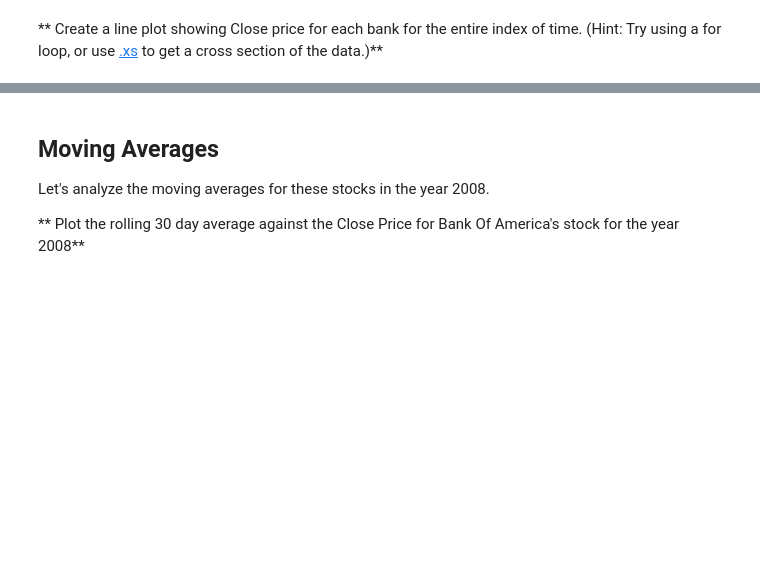
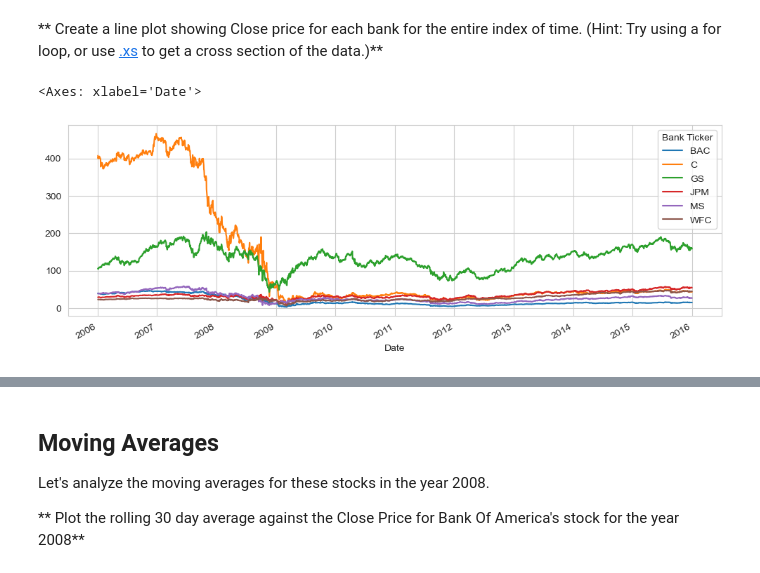
Before and after one commit to ferrpm/Python-DataScience-MachineLearning-Bootcamp, a Jupyter notebook: Data Capstone Projects/Finance Project.ipynb, the cells around one changed output, grey strips where cells are left out. Cells and saved outputs as stored; diff of their text form; code cells hidden in the pictures; blank space fills up the shorter version.

```diff
--- a/Data Capstone Projects/Finance Project.ipynb
+++ b/Data Capstone Projects/Finance Project.ipynb
@@ -144,3 +230,8 @@ import cufflinks as cf
 cf.go_offline()
 # %% [markdown]
 ** Create a line plot showing Close price for each bank for the entire index of time. (Hint: Try using a for loop, or use [.xs](http://pandas.pydata.org/pandas-docs/stable/generated/pandas.DataFrame.xs.html) to get a cross section of the data.)**
+# %%
+bank_stocks.xs(key='Close',axis=1,level='Stock Info').plot(figsize=(12,4))
+# %% [output]
+<Axes: xlabel='Date'>
+[figure, added]
```
Also changed, not shown: parts of 21 cells of this notebook.
